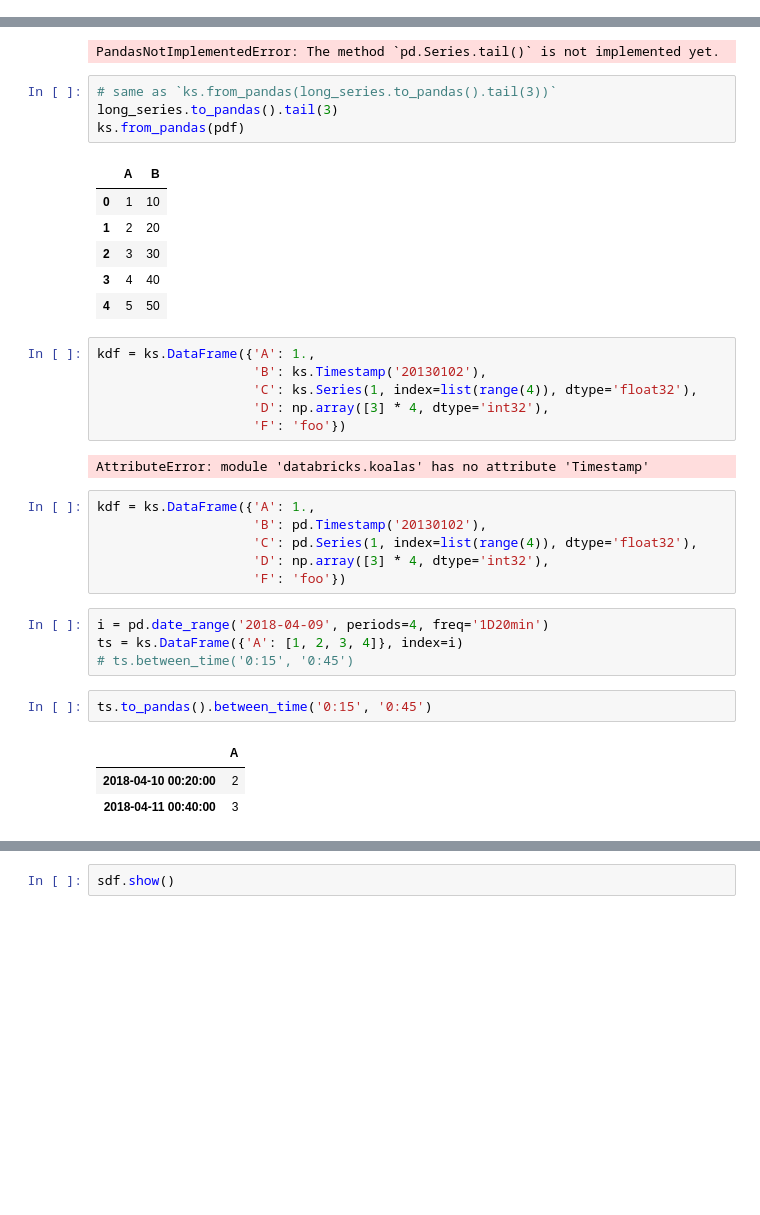
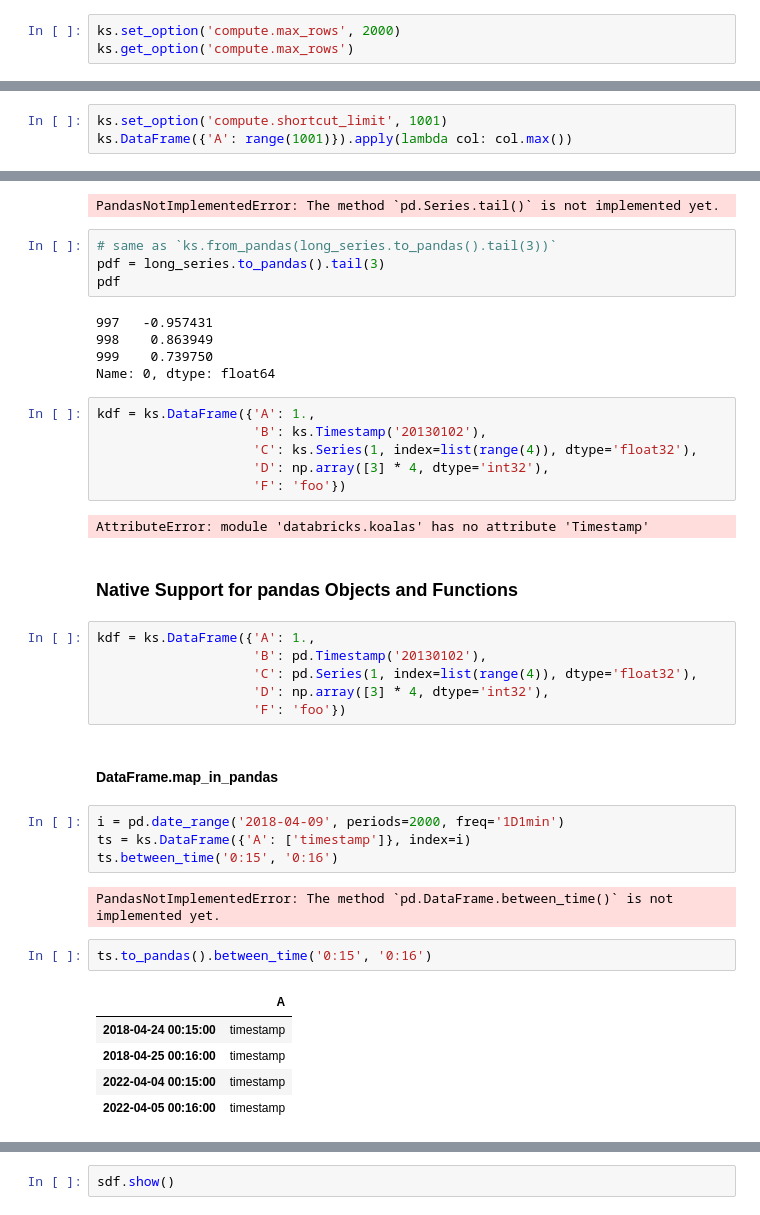
Before and after one commit to itholic/pandas_to_koalas_notebook, a Jupyter notebook: 10_min_pandas_to_koalas.ipynb, the cells around one changed output, grey strips where cells are left out. Drawn from its saved outputs; the diff is of its cells as text; blank space fills up the shorter version.

```diff
--- a/10_min_pandas_to_koalas.ipynb
+++ b/10_min_pandas_to_koalas.ipynb
@@ -74,0 +117,3 @@ PandasNotImplementedError: The method `pd.DataFrame.tail()` is not implemented y
+# %%
+ks.set_option('compute.max_rows', 2000)
+ks.get_option('compute.max_rows')
@@ -184,3 +252,6 @@ A    1000
 A     248
 A      82
 Name: 0, dtype: int64
+# %%
+ks.set_option('compute.shortcut_limit', 1001)
+ks.DataFrame({'A': range(1001)}).apply(lambda col: col.max())
@@ -257,15 +371,13 @@ long_series.tail(3)
 PandasNotImplementedError: The method `pd.Series.tail()` is not implemented yet.
 # %%
 # same as `ks.from_pandas(long_series.to_pandas().tail(3))`
-long_series.to_pandas().tail(3)
-ks.from_pandas(pdf)
+pdf = long_series.to_pandas().tail(3)
+pdf
 # %% [output]
-|  | A | B |
-| 0 | 1 | 10 |
-| 1 | 2 | 20 |
-| 2 | 3 | 30 |
-| 3 | 4 | 40 |
-| 4 | 5 | 50 |
+997   -0.957431
+998    0.863949
+999    0.739750
+Name: 0, dtype: float64
 # %%
 kdf = ks.DataFrame({'A': 1.,
                     'B': ks.Timestamp('20130102'),
@@ -274,20 +386,28 @@ kdf = ks.DataFrame({'A': 1.,
                     'F': 'foo'})
 # %% [output]
 AttributeError: module 'databricks.koalas' has no attribute 'Timestamp'
+# %% [markdown]
+### Native Support for pandas Objects and Functions
 # %%
 kdf = ks.DataFrame({'A': 1.,
                     'B': pd.Timestamp('20130102'),
                     'C': pd.Series(1, index=list(range(4)), dtype='float32'),
                     'D': np.array([3] * 4, dtype='int32'),
                     'F': 'foo'})
+# %% [markdown]
+#### DataFrame.map_in_pandas
 # %%
-i = pd.date_range('2018-04-09', periods=4, freq='1D20min')
-ts = ks.DataFrame({'A': [1, 2, 3, 4]}, index=i)
-# ts.between_time('0:15', '0:45')
+i = pd.date_range('2018-04-09', periods=2000, freq='1D1min')
+ts = ks.DataFrame({'A': ['timestamp']}, index=i)
+ts.between_time('0:15', '0:16')
+# %% [output]
+PandasNotImplementedError: The method `pd.DataFrame.between_time()` is not implemented yet.
 # %%
-ts.to_pandas().between_time('0:15', '0:45')
+ts.to_pandas().between_time('0:15', '0:16')
 # %% [output]
 |  | A |
-| 2018-04-10 00:20:00 | 2 |
-| 2018-04-11 00:40:00 | 3 |
+| 2018-04-24 00:15:00 | timestamp |
+| 2018-04-25 00:16:00 | timestamp |
+| 2022-04-04 00:15:00 | timestamp |
+| 2022-04-05 00:16:00 | timestamp |
 # %%
```
Also changed, not shown: parts of 89 cells of this notebook.
